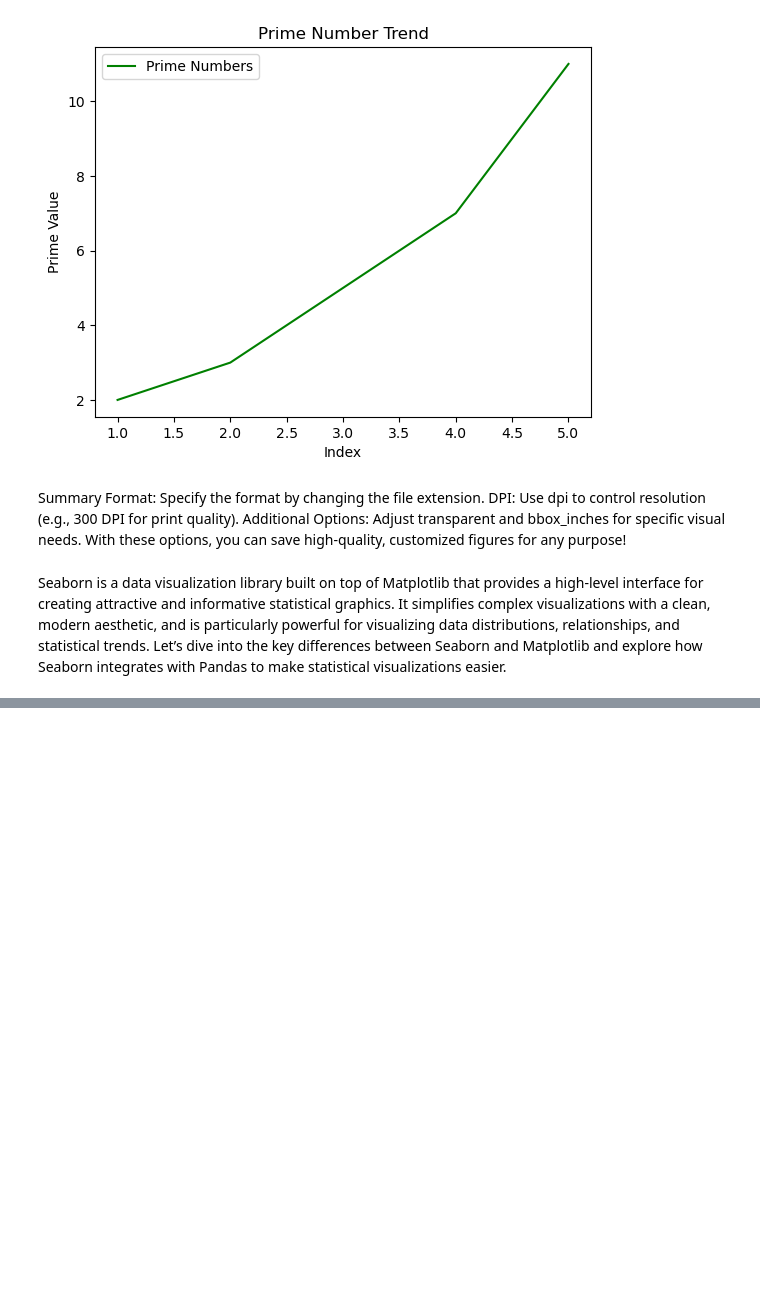
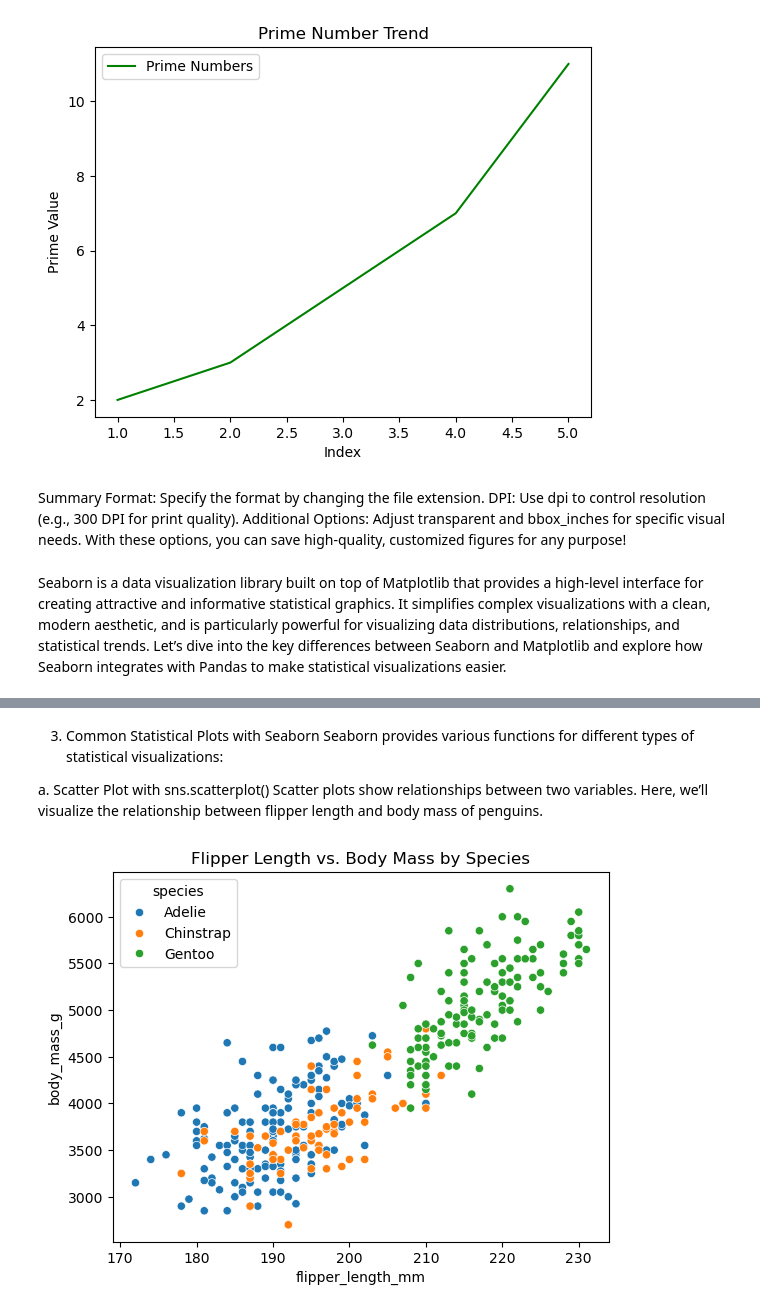
Before and after one commit to hfakour/Matplotlib_Seaborn_Tutorial, a Jupyter notebook: Matplotlib.ipynb, the cells around one changed output, grey strips where cells are left out. Cells and saved outputs as stored; diff of their text form; code cells hidden in the pictures; blank space fills up the shorter version.

```diff
--- a/Matplotlib.ipynb
+++ b/Matplotlib.ipynb
@@ -633,0 +643,7 @@ Seaborn is a data visualization library built on top of Matplotlib that provides
+# %%
+import seaborn as sns
+import pandas as pd
+
+# Load a sample dataset (penguins dataset)
+data = sns.load_dataset("penguins")
+data.head()
@@ -633,0 +657,15 @@ Seaborn is a data visualization library built on top of Matplotlib that provides
+# %% [markdown]
+3. Common Statistical Plots with Seaborn
+Seaborn provides various functions for different types of statistical visualizations:
+
+a. Scatter Plot with sns.scatterplot()
+Scatter plots show relationships between two variables. Here, we’ll visualize the relationship between flipper length and body mass of penguins.
+# %%
+import matplotlib.pyplot as plt
+
+# Scatter plot with Seaborn
+sns.scatterplot(data=data, x="flipper_length_mm", y="body_mass_g", hue="species")
+plt.title("Flipper Length vs. Body Mass by Species")
+plt.show()
+# %% [output]
+[figure, added]
```
Also changed, not shown: parts of 40 cells of this notebook.
